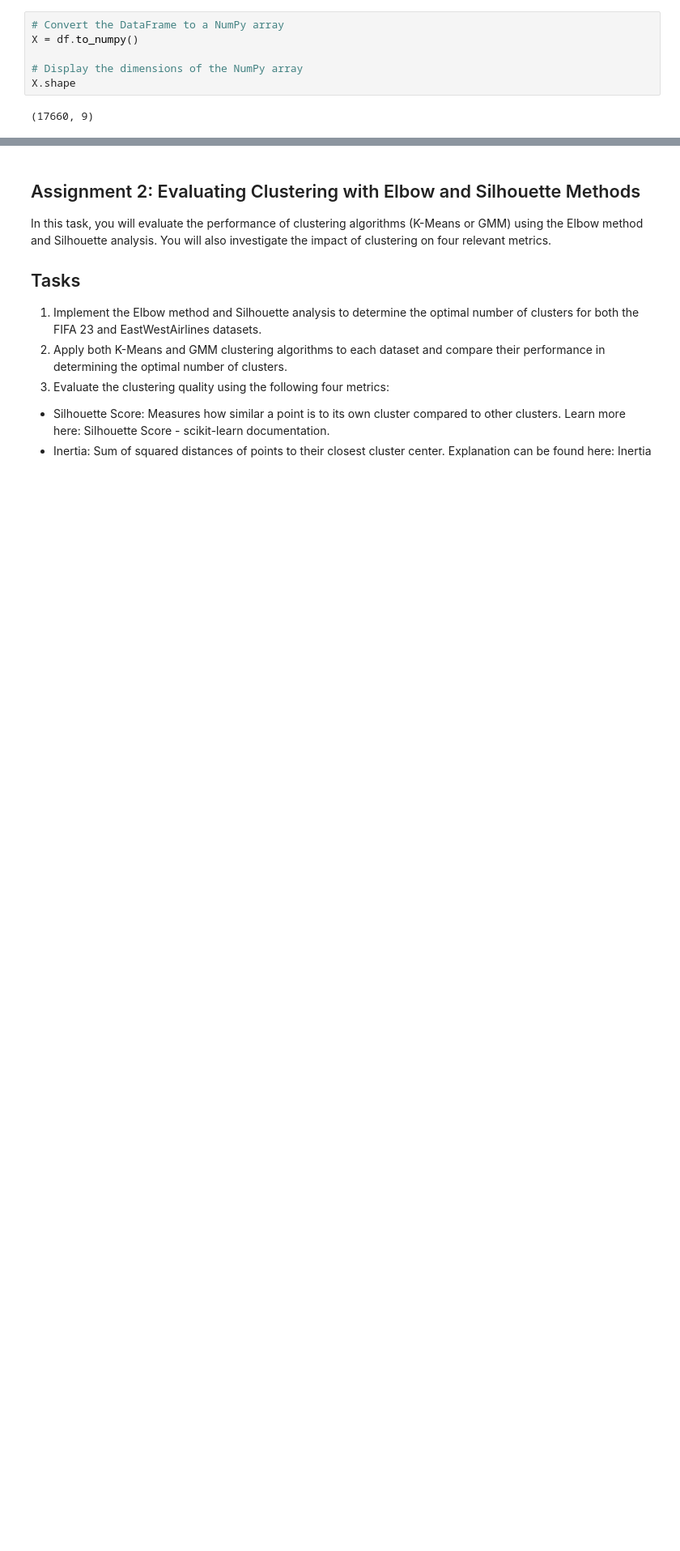
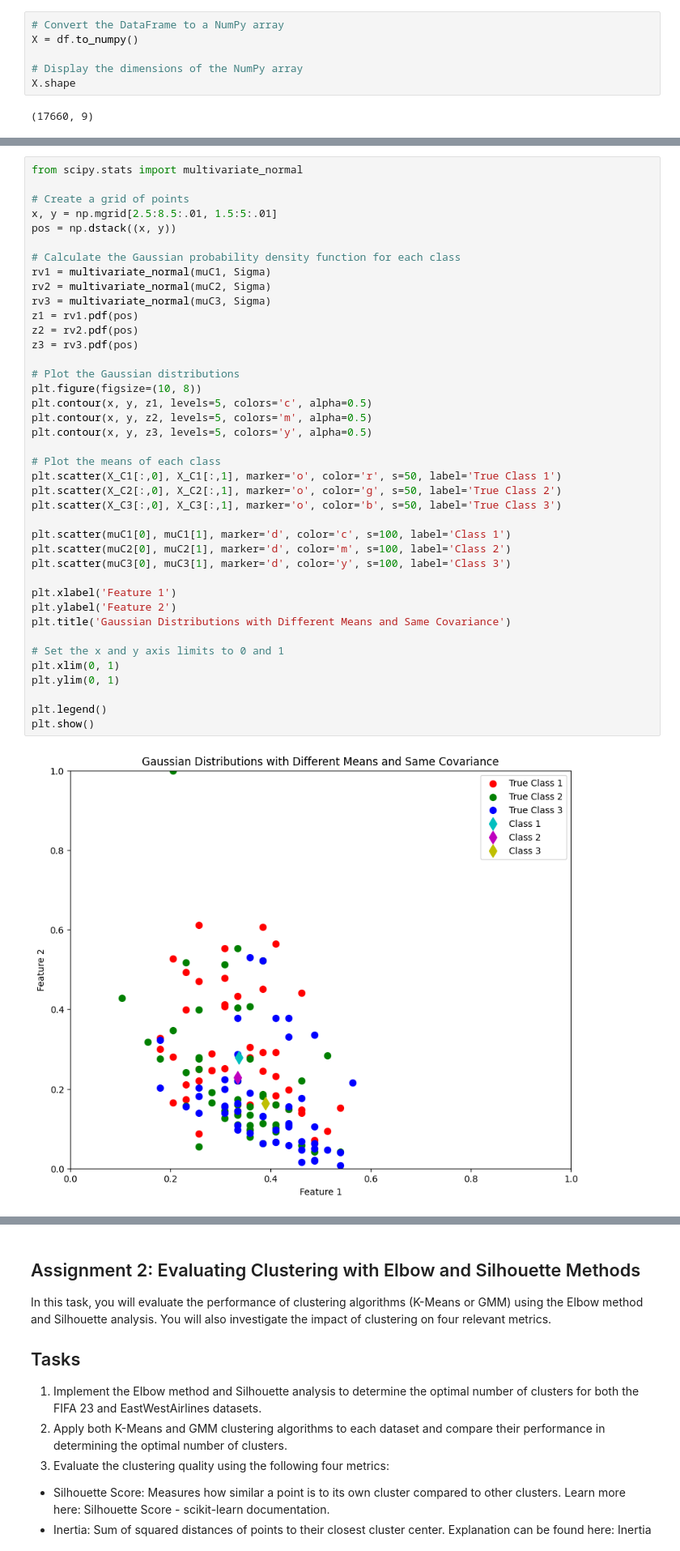
Before and after one commit to jmparradov/Machine-Learning-II---Talleres, a Jupyter notebook: Taller_1_Machine_Learning_2.ipynb, the cells around one changed output, grey strips where cells are left out. Shown at 81% size. Cells and saved outputs as stored; diff of their text form; blank space fills up the shorter version.

```diff
--- a/Taller_1_Machine_Learning_2.ipynb
+++ b/Taller_1_Machine_Learning_2.ipynb
@@ -307,0 +322,42 @@ ValueError: operands could not be broadcast together with shapes (17560,2) (50,2
+# %%
+from scipy.stats import multivariate_normal
+
+# Create a grid of points
+x, y = np.mgrid[2.5:8.5:.01, 1.5:5:.01]
+pos = np.dstack((x, y))
+
+# Calculate the Gaussian probability density function for each class
+rv1 = multivariate_normal(muC1, Sigma)
+rv2 = multivariate_normal(muC2, Sigma)
+rv3 = multivariate_normal(muC3, Sigma)
+z1 = rv1.pdf(pos)
+z2 = rv2.pdf(pos)
+z3 = rv3.pdf(pos)
+
+# Plot the Gaussian distributions
+plt.figure(figsize=(10, 8))
+plt.contour(x, y, z1, levels=5, colors='c', alpha=0.5)
+plt.contour(x, y, z2, levels=5, colors='m', alpha=0.5)
+plt.contour(x, y, z3, levels=5, colors='y', alpha=0.5)
+
+# Plot the means of each class
+plt.scatter(X_C1[:,0], X_C1[:,1], marker='o', color='r', s=50, label='True Class 1')
+plt.scatter(X_C2[:,0], X_C2[:,1], marker='o', color='g', s=50, label='True Class 2')
+plt.scatter(X_C3[:,0], X_C3[:,1], marker='o', color='b', s=50, label='True Class 3')
+
+plt.scatter(muC1[0], muC1[1], marker='d', color='c', s=100, label='Class 1')
+plt.scatter(muC2[0], muC2[1], marker='d', color='m', s=100, label='Class 2')
+plt.scatter(muC3[0], muC3[1], marker='d', color='y', s=100, label='Class 3')
+
+plt.xlabel('Feature 1')
+plt.ylabel('Feature 2')
+plt.title('Gaussian Distributions with Different Means and Same Covariance')
+
+# Set the x and y axis limits to 0 and 1
+plt.xlim(0, 1)
+plt.ylim(0, 1)
+
+plt.legend()
+plt.show()
+# %% [output]
+[figure, added]
```
Also changed, not shown: parts of 18 cells of this notebook.
